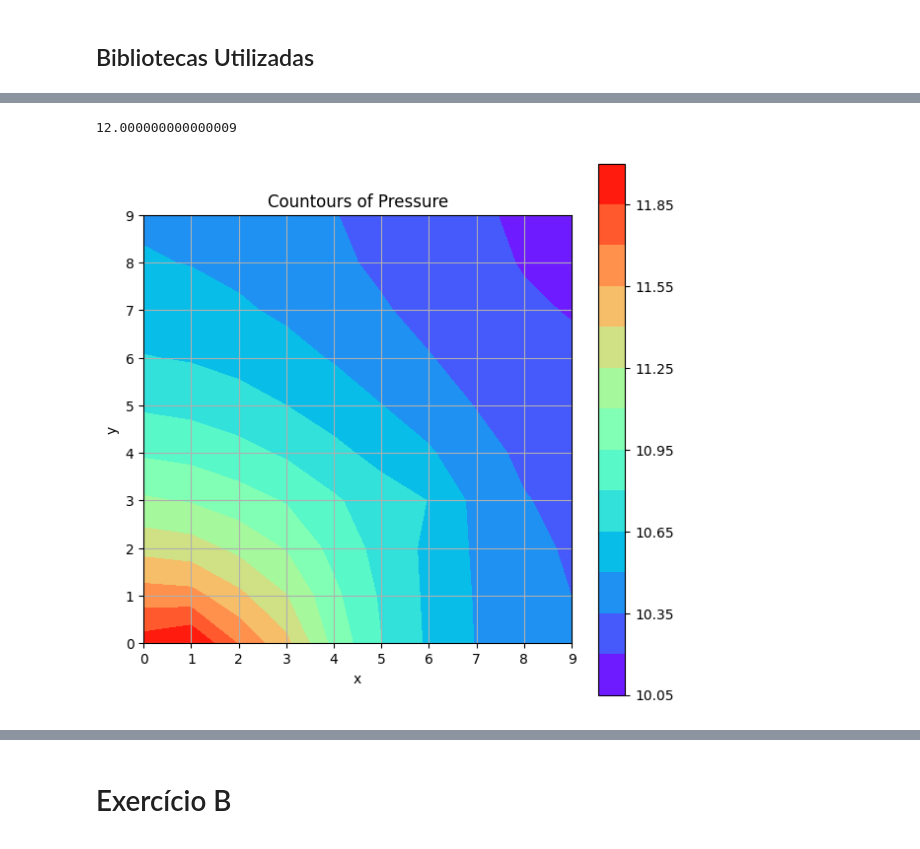
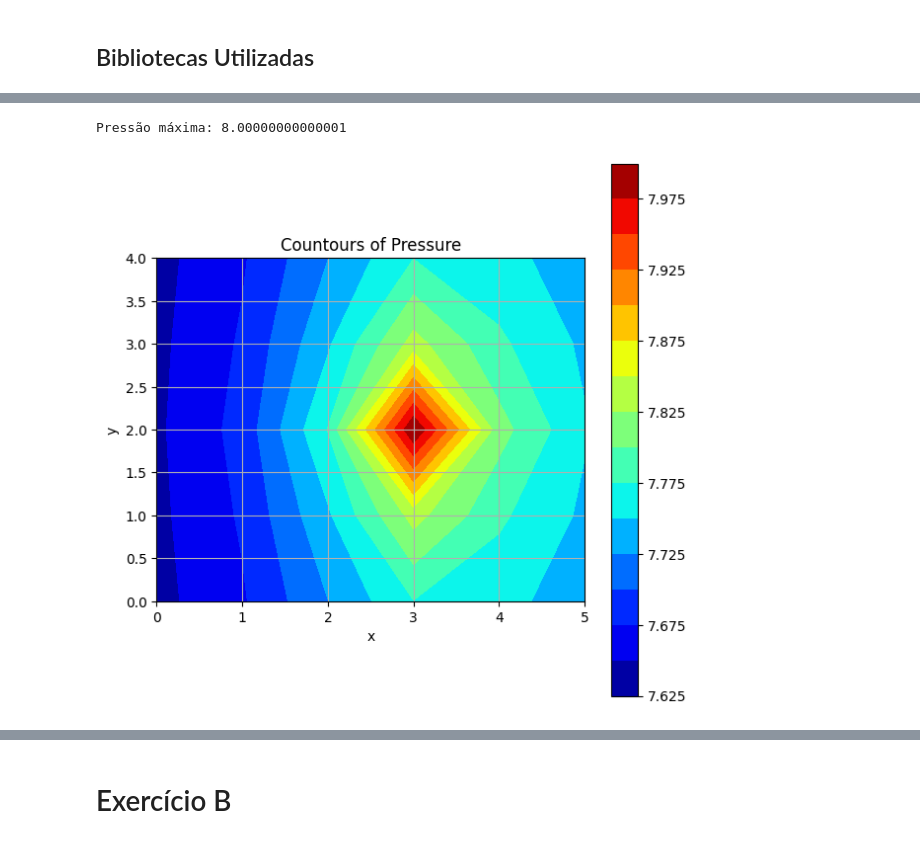
Before and after one commit to marcogarcia2/Calculo-Numerico, a Jupyter notebook: Lista 2 - Resolução.ipynb, the cells around one changed output, grey strips where cells are left out. Saved outputs shown, nothing was run; the diff lists cells and outputs as text; code cells hidden in the pictures.

```diff
--- a/Lista 2 - Resolução.ipynb
+++ b/Lista 2 - Resolução.ipynb
@@ -156,27 +200,14 @@ def PlotPressure(n, m, pressure):
 # %%
-# ------ Resolvendo Rede, Exemplo 1 ------ #
-
-# definindo as dimensoes e as condutancias
-n, m = 10, 10
-CH = 3.0
-CV = 5.0
-
-# Gerando a rede
-nN, nC, C_grade, conec_grade, coord_grade = GeraRede(n, m, CH, CV)
+# ------ Resolvendo Rede, Exemplo 3 ------ #
 
 # Conexão do tipo 1
-nAtm = 12-1
-nB = 54-1
-QB = 6.0
-
-# Colocando canos grossos em alguns lugares
-list = [0, 1, 2, 30, 31, 32, 93, 103, 113]
-C_grade[list] = 20.0
+nAtm = 9-1
+nB = 26 -1
+QB = 12.0
 
 # Resolvendo a rede
 pressoes, pMax = ResolveRede1(nN, nC, C_grade, conec_grade, nAtm, nB, QB)
-print(pMax)
+print("Pressão máxima:",pMax)
 
-PlotaRede(conec_grade, coord_grade)
 PlotPressure(n, m, pressoes)
 # %% [output]
@@ -186,27 +216,15 @@ PlotPressure(n, m, pressoes)
 # %%
-# ------ Resolvendo Rede, Exemplo 2 ------ #
-
-# definindo as dimensoes e as condutancias
-n, m = 10, 10
-CH = 3.0
-CV = 5.0
-
-# Gerando a rede
-nN, nC, C_grade, conec_grade, coord_grade = GeraRede(n, m, CH, CV)
+# ------ Resolvendo Rede, Exemplo 4 ------ #
 
 # Conexão do tipo 2
-nr = 2-1
-Pr = 12.0
-
-# Colocando canos grossos em alguns lugares
-list = [0, 1, 2, 30, 31, 32, 93, 103, 113]
-C_grade[list] = 20.0
+nr = 15
+Pr = 8.0
 
 # Resolvendo a rede
 pressoes, pMax = ResolveRede2(nN, nC, C_grade, conec_grade, nr, Pr)
-print(pMax)
+print("Pressão máxima:",pMax)
 
 PlotPressure(n, m, pressoes)
 # %% [output]
-12.000000000000009
+Pressão máxima: 8.00000000000001
-[figure, old version]
+[figure, new version]
```
Also changed, not shown: parts of 15 cells of this notebook.
